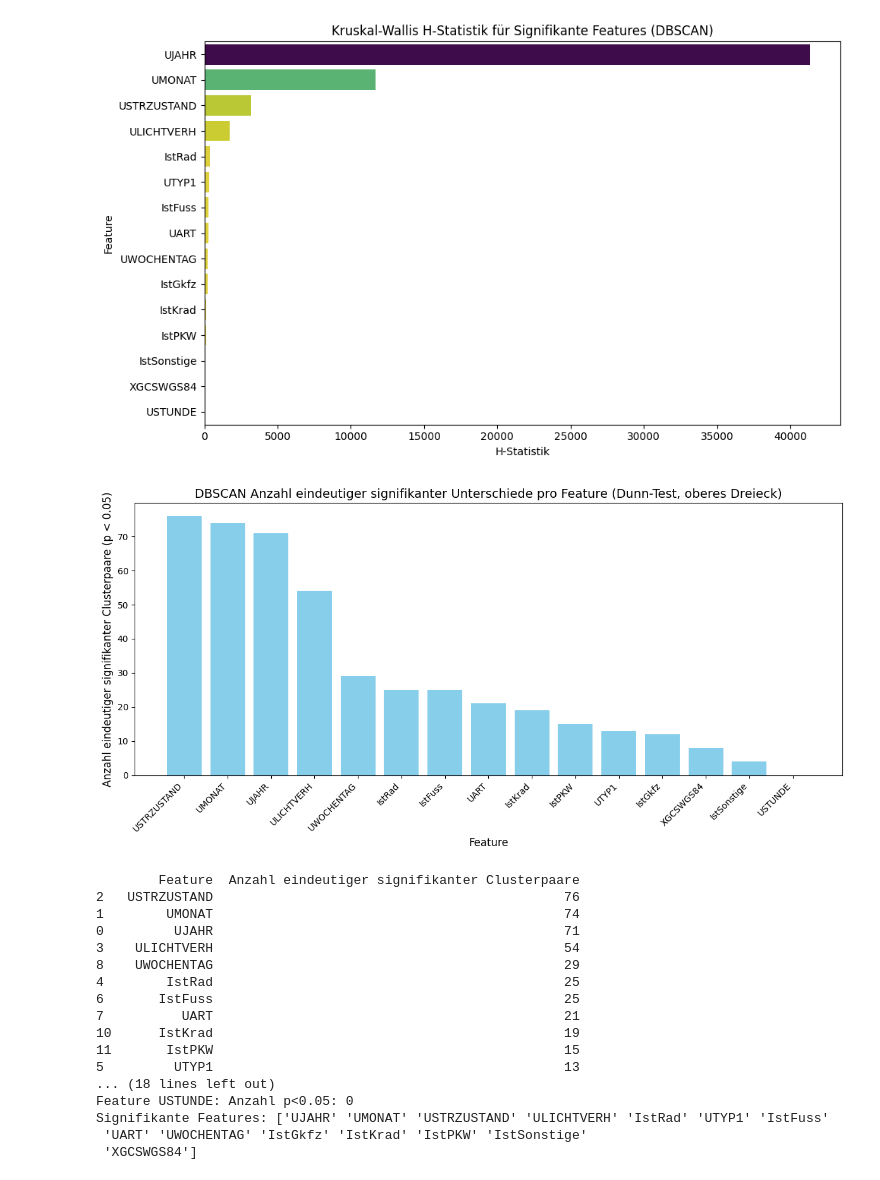
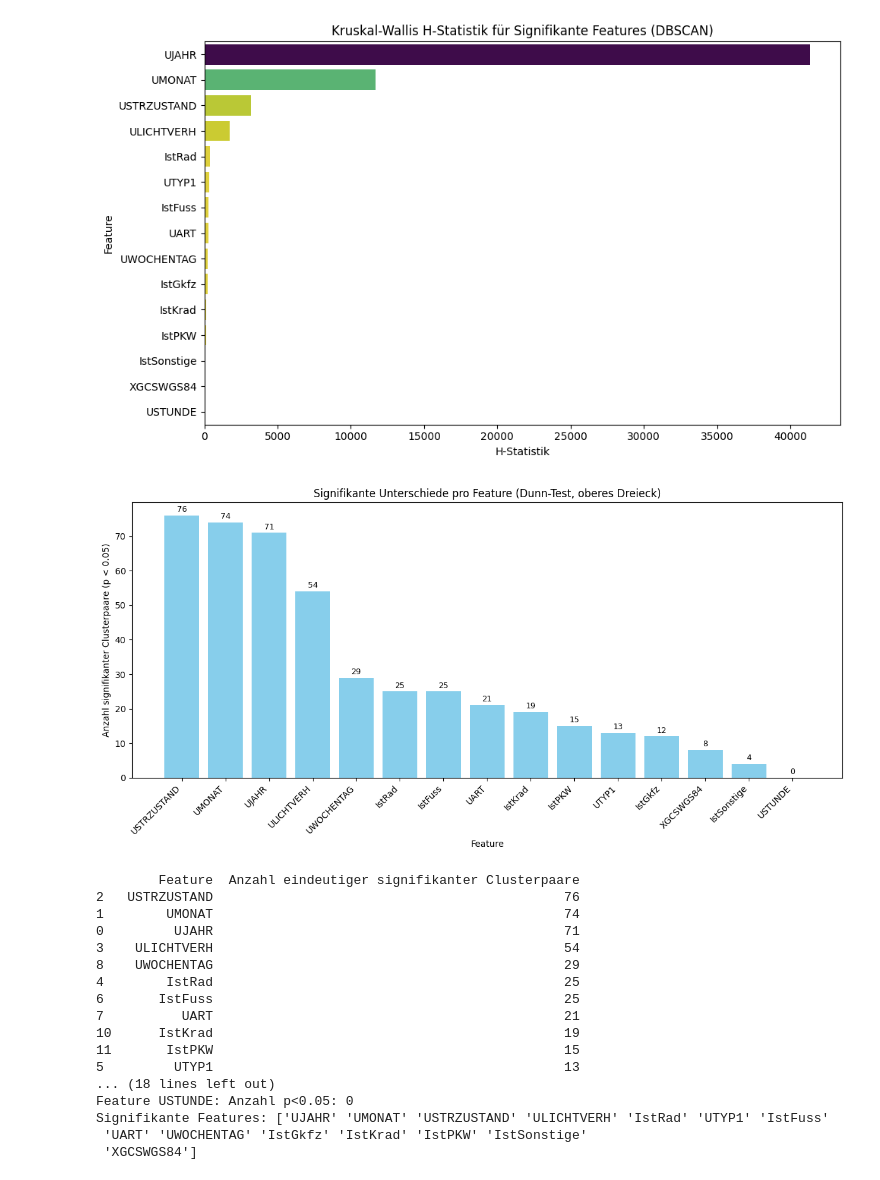
Before and after one commit to ifodor/Verkehrsunfallanalyse, a Jupyter notebook: DBSCAN/notebooks/02_kruskal_wallis_DBSCAN.ipynb, the cells around one changed output. Cells and saved outputs as stored; diff of their text form; code cells hidden in the pictures.

```diff
--- a/DBSCAN/notebooks/02_kruskal_wallis_DBSCAN.ipynb
+++ b/DBSCAN/notebooks/02_kruskal_wallis_DBSCAN.ipynb
@@ -174,13 +174,17 @@ summary_unique_df = pd.DataFrame(summary_unique.items(), columns=['Feature', 'An
 # Sortieren der Ergebnisse
 summary_unique_df = summary_unique_df.sort_values(by="Anzahl eindeutiger signifikanter Clusterpaare", ascending=False)
 
-# Visualisierung mit einem Balkendiagramm
 plt.figure(figsize=(12, 6))
-plt.bar(summary_unique_df['Feature'], summary_unique_df['Anzahl eindeutiger signifikanter Clusterpaare'], color='skyblue')
-plt.xlabel('Feature', fontsize=12)
-plt.ylabel('Anzahl eindeutiger signifikanter Clusterpaare (p < 0.05)', fontsize=12)
-plt.title('DBSCAN Anzahl eindeutiger signifikanter Unterschiede pro Feature (Dunn-Test, oberes Dreieck)', fontsize=14)
+bars = plt.bar(summary_unique_df['Feature'], summary_unique_df['Anzahl eindeutiger signifikanter Clusterpaare'], color='skyblue')
+plt.xlabel('Feature')
+plt.ylabel('Anzahl signifikanter Clusterpaare (p < 0.05)')
+plt.title('Signifikante Unterschiede pro Feature (Dunn-Test, oberes Dreieck)')
 plt.xticks(rotation=45, ha='right')
+# Zahlen über Balken
+for bar in bars:
+    yval = bar.get_height()
+    plt.text(bar.get_x() + bar.get_width() / 2, yval + 0.5, int(yval), ha='center', va='bottom', fontsize=9)
+
 plt.tight_layout()
 plt.savefig("output/plots/Dunn_Test_Signifikante_Features_DBSCAN.png", dpi=300, bbox_inches="tight")
 plt.show()
@@ -267,34 +271,34 @@ for page in range(num_pages):
     plt.xlabel('Feature', fontsize=12)
     plt.ylabel('Cluster-Paar', fontsize=12)
     plt.title(f'DBSCAN: Dunn-Test Heatmap (nur p < 0.05) – Seite {page + 1}', fontsize=14)
     plt.xticks(rotation=45, ha='right')
     plt.yticks(rotation=0)
     plt.tight_layout()
     plt.savefig(f"output/plots/Signifikante_DunnTest_Heatmap_Seite_{page + 1}.png", dpi=100, bbox_inches="tight")
     plt.show()
 # %% [output]
 Kruskal-Wallis-Test für rücktransformierte Daten:
          Feature   H-statistic       p-value
 0         UJAHR  41359.115900  0.000000e+00
 1        UMONAT  11695.689743  0.000000e+00
 16  USTRZUSTAND   3158.213306  0.000000e+00
 15   ULICHTVERH   1724.327176  0.000000e+00
 5        IstRad    379.736450  4.229046e-73
 14        UTYP1    323.885836  2.378293e-61
 7       IstFuss    297.360924  8.576855e-56
 13         UART    270.947876  2.807138e-50
 3    UWOCHENTAG    236.791888  3.514814e-43
 9       IstGkfz    200.166434  1.263178e-35
 8       IstKrad    131.787420  9.212298e-22
 6        IstPKW    112.706057  5.504674e-18
 10  IstSonstige     76.261096  5.539243e-11
 11    XGCSWGS84     44.377829  2.656377e-05
 2       USTUNDE     23.247405  3.880137e-02
 12    YGCSWGS84     19.944223  9.660979e-02
 4    UKATEGORIE     17.708189  1.689169e-01
 Anzahl der signifikanten Features: 15
 [figure]
-[figure, old version]
+[figure, new version]
         Feature  Anzahl eindeutiger signifikanter Clusterpaare
 2   USTRZUSTAND                                             76
 1        UMONAT                                             74
```
